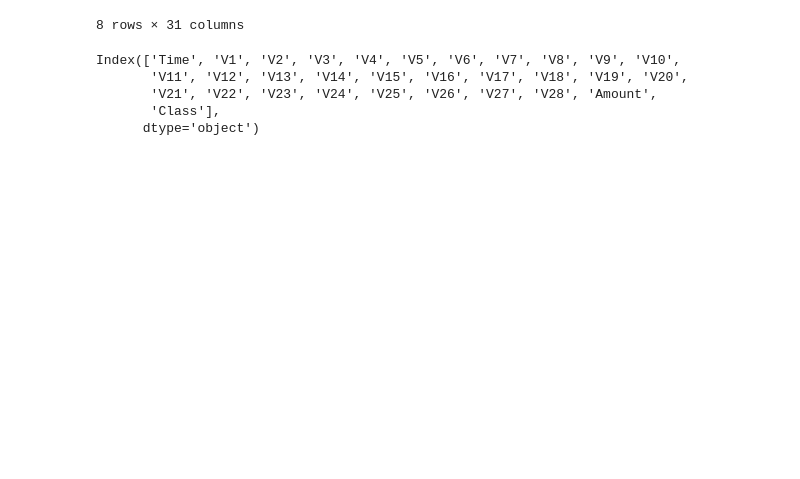
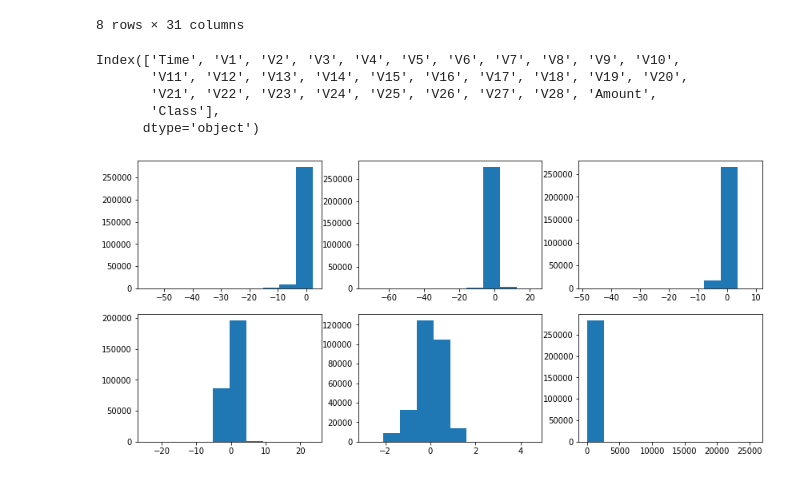
Before and after one commit to MessaoudiOussama/Credit-Card-Fraud-Detection, a Jupyter notebook: Credit_Card_Fraud_Detection.ipynb, the cells around one changed output. Saved outputs shown, nothing was run; the diff lists cells and outputs as text; code cells hidden in the pictures; blank space fills up the shorter version.

```diff
--- a/Credit_Card_Fraud_Detection.ipynb
+++ b/Credit_Card_Fraud_Detection.ipynb
@@ -72,3 +116,14 @@ Index(['Time', 'V1', 'V2', 'V3', 'V4', 'V5', 'V6', 'V7', 'V8', 'V9', 'V10',
        'V21', 'V22', 'V23', 'V24', 'V25', 'V26', 'V27', 'V28', 'Amount',
        'Class'],
       dtype='object')
+# %%
+features = ['V1', 'V2', 'V3', 'V10', 'V24', 'Amount']
+
+plt.figure(figsize=(14,10))
+for i in range(len(features)):
+  plt.subplot(3,3,i+1)
+  plt.hist(df[features[i]])
+
+plt.show()
+# %% [output]
+[figure, added]
```
Also changed, not shown: parts of 7 cells of this notebook.
